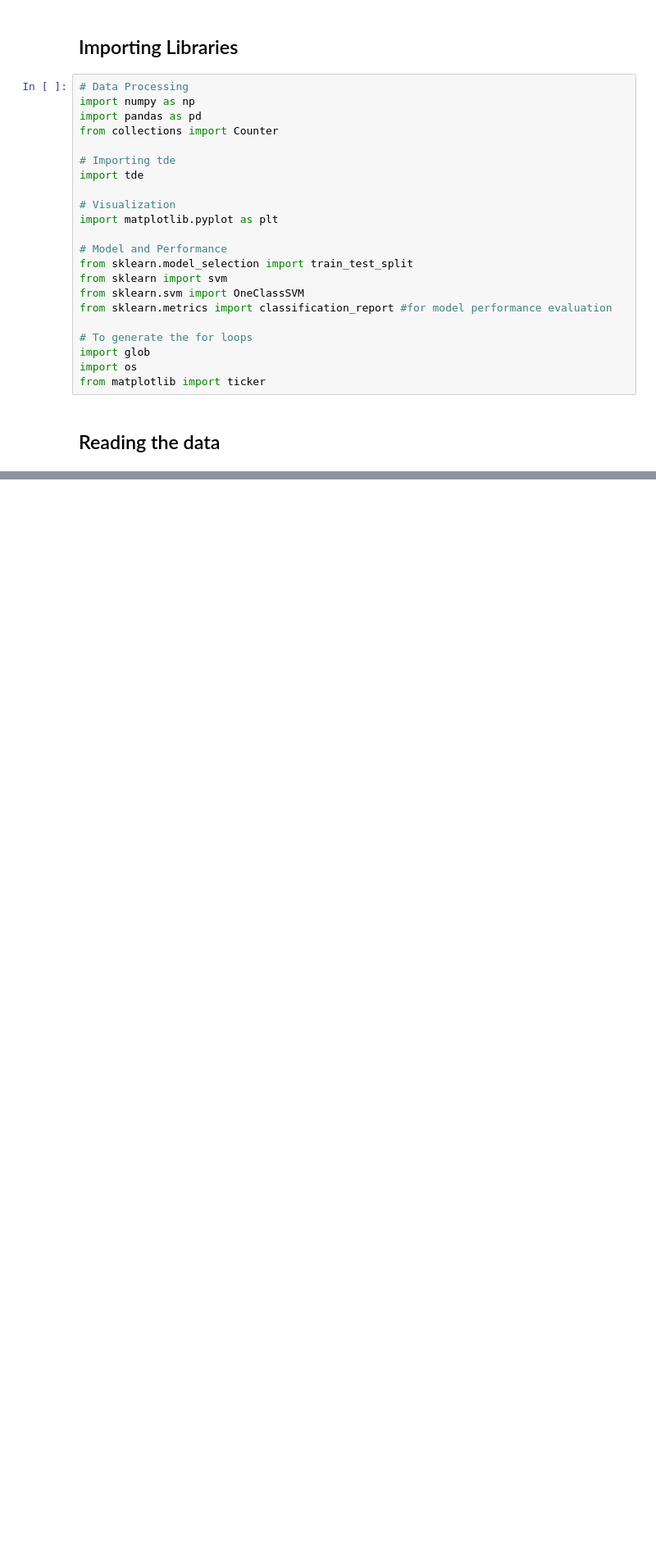
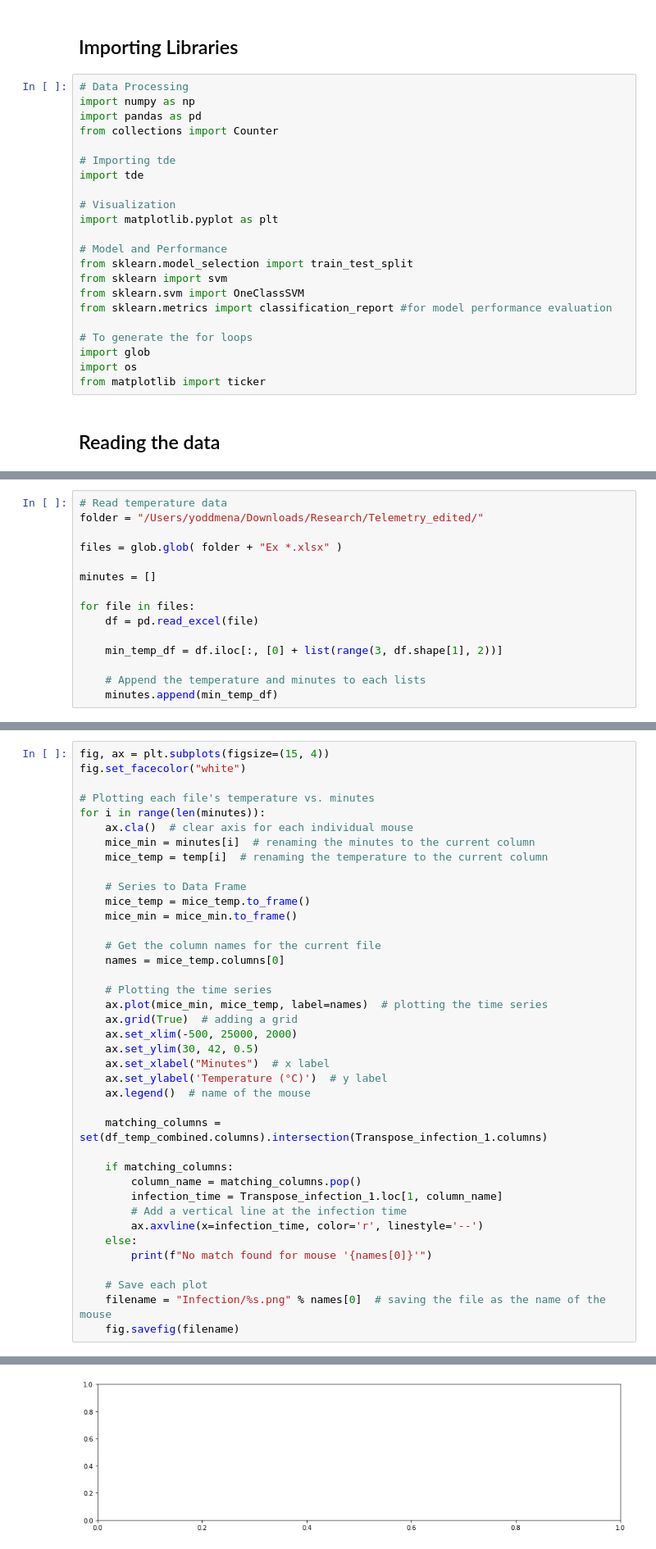
Before and after one commit to sheyaa/caterpillar_mset, a Jupyter notebook: TS_with_infection.ipynb, the cells around one changed output, grey strips where cells are left out. Shown at 82% size. Saved outputs shown, nothing was run; the diff lists cells and outputs as text; blank space fills up the shorter version.

```diff
--- a/TS_with_infection.ipynb
+++ b/TS_with_infection.ipynb
@@ -31,2 +28,17 @@ temperature_data = pd.read_excel('/Users/yoddmena/Downloads/Research/Telemetry_e
 # Read infection time data
 infection_data = pd.read_excel('/Users/yoddmena/Downloads/Research/Telemetry_edited/MRSA - Master sheet.xlsx', index_col=0)
+# %%
+# Read temperature data
+folder = "/Users/yoddmena/Downloads/Research/Telemetry_edited/"
+
+files = glob.glob( folder + "Ex *.xlsx" )
+
+minutes = []
+
+for file in files:
+    df = pd.read_excel(file)
+
+    min_temp_df = df.iloc[:, [0] + list(range(3, df.shape[1], 2))]
+
+    # Append the temperature and minutes to each lists
+    minutes.append(min_temp_df)
@@ -32,0 +188,40 @@ infection_data = pd.read_excel('/Users/yoddmena/Downloads/Research/Telemetry_edi
+# %%
+fig, ax = plt.subplots(figsize=(15, 4))
+fig.set_facecolor("white")
+
+# Plotting each file's temperature vs. minutes
+for i in range(len(minutes)):
+    ax.cla()  # clear axis for each individual mouse
+    mice_min = minutes[i]  # renaming the minutes to the current column
+    mice_temp = temp[i]  # renaming the temperature to the current column
+
+    # Series to Data Frame
+    mice_temp = mice_temp.to_frame()
+    mice_min = mice_min.to_frame()
+
+    # Get the column names for the current file
+    names = mice_temp.columns[0]
+
+    # Plotting the time series
+    ax.plot(mice_min, mice_temp, label=names)  # plotting the time series
+    ax.grid(True)  # adding a grid
+    ax.set_xlim(-500, 25000, 2000)
+    ax.set_ylim(30, 42, 0.5)
+    ax.set_xlabel("Minutes")  # x label
+    ax.set_ylabel('Temperature (°C)')  # y label
+    ax.legend()  # name of the mouse
+
+    matching_columns = set(df_temp_combined.columns).intersection(Transpose_infection_1.columns)
+
+    if matching_columns:
+        column_name = matching_columns.pop()
+        infection_time = Transpose_infection_1.loc[1, column_name]
+        # Add a vertical line at the infection time
+        ax.axvline(x=infection_time, color='r', linestyle='--')
+    else:
+        print(f"No match found for mouse '{names[0]}'")
+
+    # Save each plot
+    filename = "Infection/%s.png" % names[0]  # saving the file as the name of the mouse
+    fig.savefig(filename)
+# %% [output]
@@ -32,0 +229 @@ infection_data = pd.read_excel('/Users/yoddmena/Downloads/Research/Telemetry_edi
+[figure, added]
```
Also changed, not shown: parts of 28 cells of this notebook, 3 other files.
